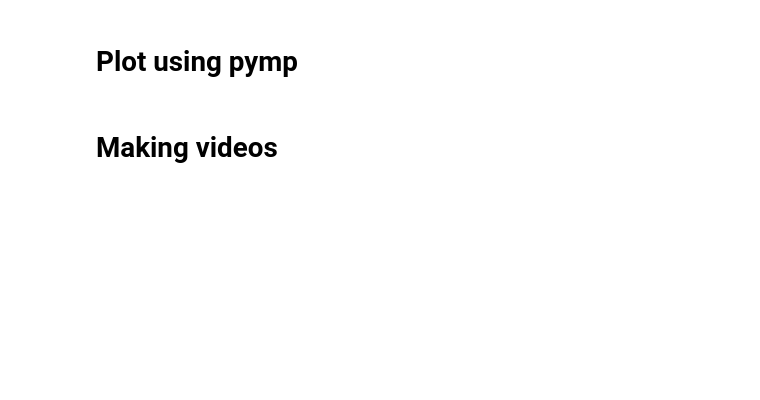
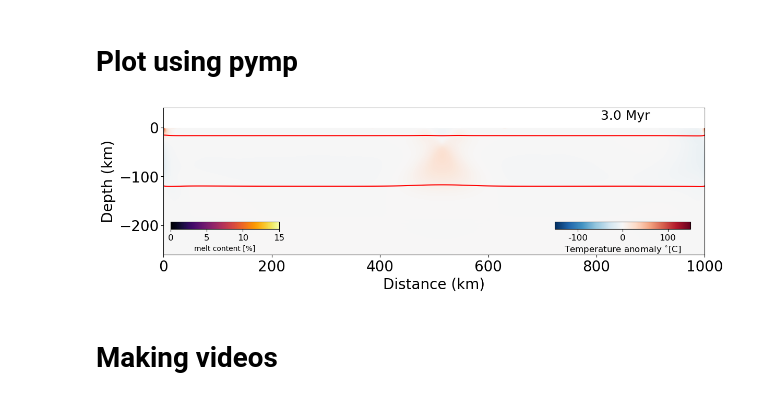
Before and after one commit to jamisonassuncao/mandyoc-scripts, a Jupyter notebook: frames_generator.ipynb, the cells around one changed output. Drawn from its saved outputs; the diff is of its cells as text; code cells hidden in the pictures; blank space fills up the shorter version.

Commit message:
melt fraction in single_plot

```diff
--- a/frames_generator.ipynb
+++ b/frames_generator.ipynb
@@ -88,6 +97,7 @@ plot_isotherms = True
 # %%
 # Create the output directory to save the dataset
 output_path = os.path.join(model_path, "_output")
+print(output_path)
 
 if not os.path.isdir(output_path):
     os.makedirs(output_path)
@@ -119,14 +129,33 @@ properties = [#Properties from mandyoc. Comment/uncomment to select with ones yo
              ]
 
 # Read ascii outputs and save them as xarray.Datasets
-if (plot_isotherms):
+remove_density=False
+if ('density' not in properties): #used to plot air/curst interface
+        properties.append('density')
+        remove_density=True
+
+if (plot_isotherms): #add datasets needed to plot isotherms
     if ('temperature' not in properties):
         properties.append('temperature')
-        print(properties)
         new_datasets = change_dataset(properties, datasets)
         properties.remove('temperature')
-else:
+
+if (plot_melt): #add datasets needed to plot melt fraction
+    if ('pressure' not in properties):
+        properties.append('pressure')
+    if ('temperature' not in properties):
+        properties.append('temperature')
     new_datasets = change_dataset(properties, datasets)
+
+    #removing the auxiliary datasets to not plot
+    properties.remove('pressure')
+    properties.remove('temperature')
+
+if(clean_plot): #a clean plot
+    new_datasets = change_dataset(properties, datasets)
+
+if(remove_density==True):
+    properties.remove('density')
 
 for dataset in datasets:
     if not os.path.isfile(f"{model_path}/_output_{dataset}.nc"):
@@ -154,40 +201,42 @@ t0 = dataset.time[0]
 t1 = dataset.time[1]
 dt = int(t1 - t0)
 
-# start = int(t0)
-# end = int(dataset.time.size - 1)
-# step = 1#5
+start = int(t0)
+end = int(dataset.time.size - 1)
+step = 1#5
 
-start = 0
-end = 10
-step = 1
+# start = 50
+# end = 51
+# step = 1
 
 # step_initial = dataset.step[0]
 # step_1 = dataset.step[1]
 # step_final = dataset.step[-1]
 # dstep = int(step_1 - step_initial)
 with pymp.Parallel() as p:
     for i in p.range(start, end+step, step):
         # data = dataset.isel(time=i)
         per = np.round(100*(i+1-start)/(end-start), 2)
         text = f"Time: {np.round(float(dataset.isel(time=i).time), 2)} Myr; Step: {int(dataset.isel(time=i).step)}/{int(dataset.step.max())}, ({per:.2f}%)."
 
         # print(text, end='\r')
 
         for prop in properties:
     #         print(f"Handeling {prop}.", end='\n')
             if(prop != 'surface'): # you can customize
                 xlims = [0, float(dataset.isel(time=i).lx) / 1.0e3]
                 ylims = [-float(dataset.isel(time=i).lz) / 1.0e3 + 40, 40]
             else:
                 xmin = 0 #+ 200
                 xmax = float(dataset.isel(time=i).lx) / 1.0E3 #- 200
                 xlims = [xmin, xmax]
                 ylims = [-7, 7]
 
-            single_plot(dataset.isel(time=i), prop, xlims, ylims, model_path, output_path, plot_isotherms=True, isotherms = [500, 1300])
+            single_plot(dataset.isel(time=i), prop, xlims, ylims, model_path, output_path, plot_isotherms=True, isotherms = [500, 1300], plot_melt=True, melt_method=melt_method)
             # single_plot(dataset.isel(time=i), prop, xlims, ylims, model_path, output_path, plot_isotherms=False, isotherms = [500, 1300])
     #     print((n+1)*'\033[F', end='')
+# %% [output]
+[figure, added]
 # %% [markdown]
 # Making videos
 # %%
```
Also changed, not shown: parts of 4 cells of this notebook, 3 other files.
